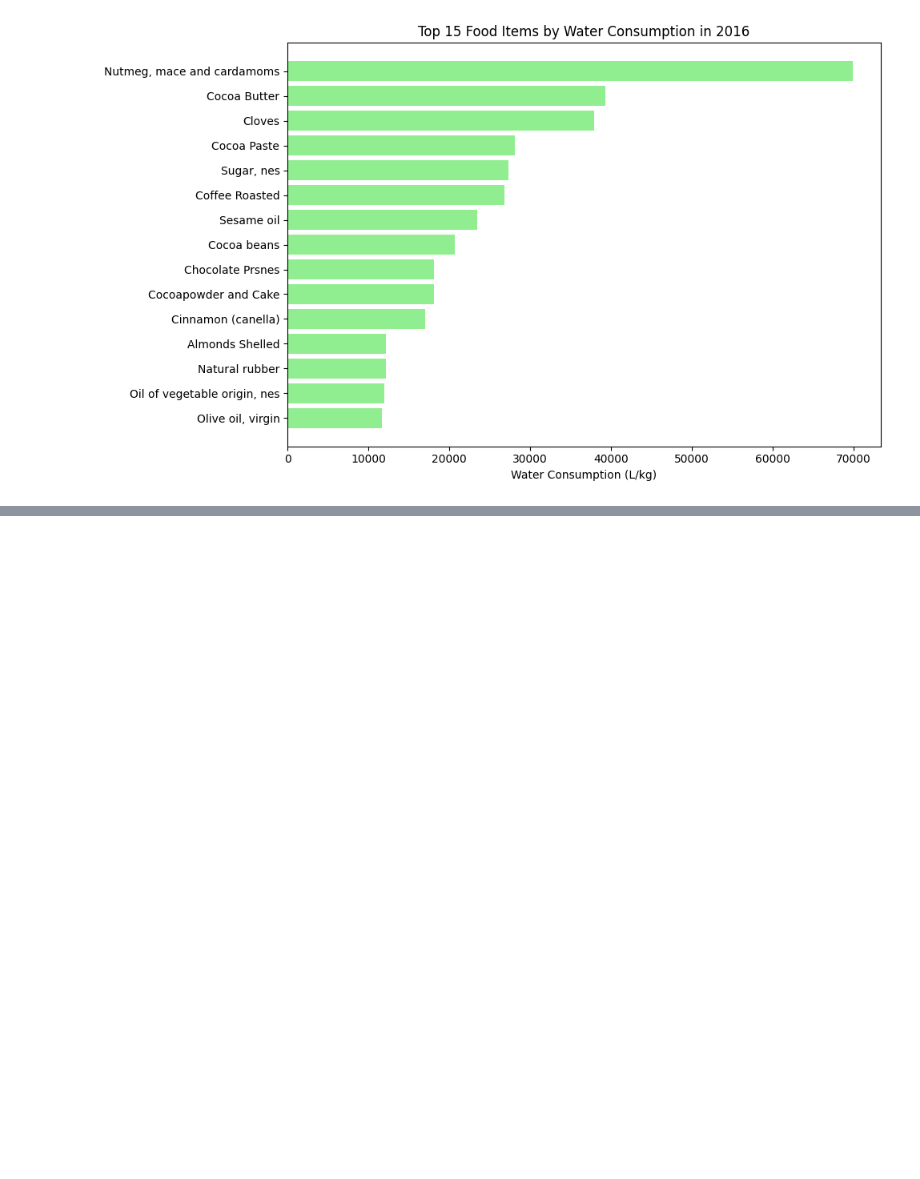
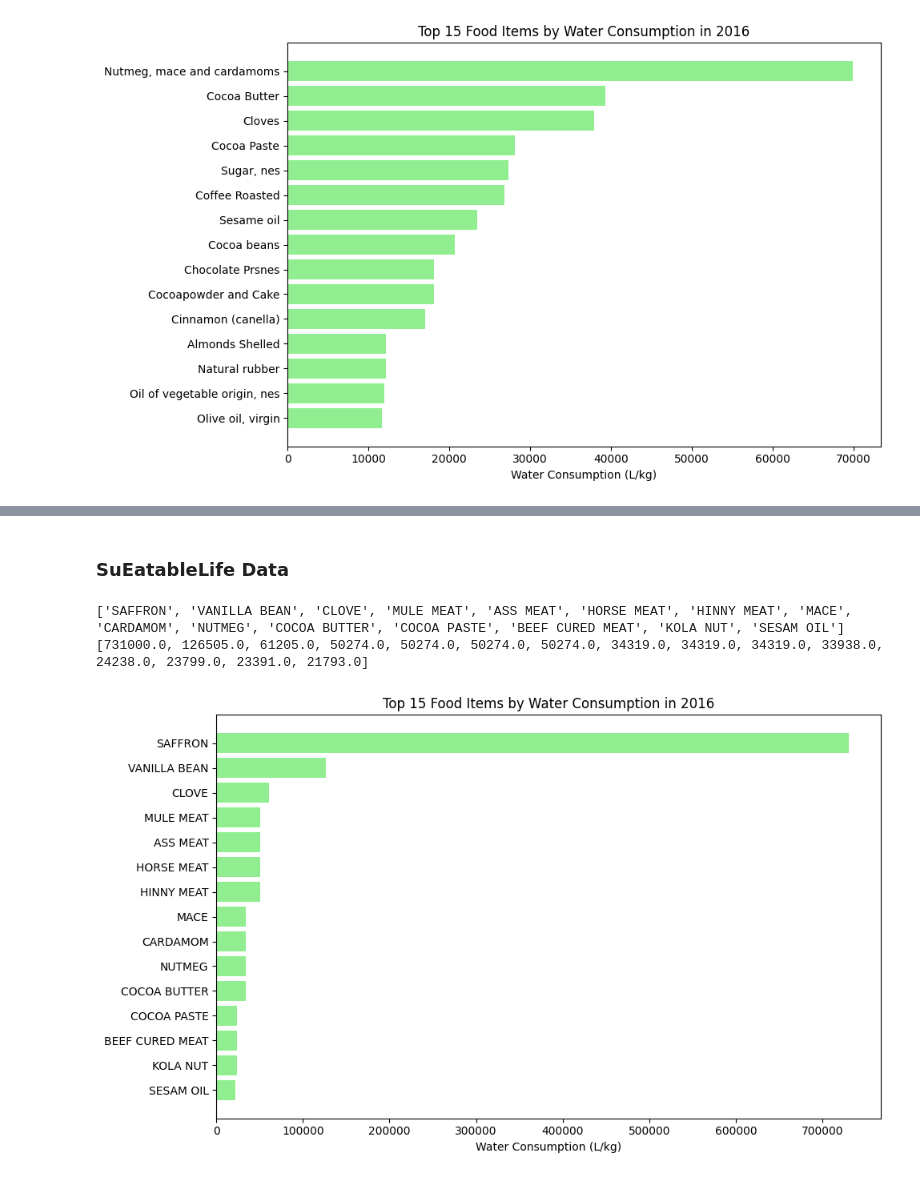
Before and after one commit to TCoaM/TrueCostOfAMeal, a Jupyter notebook: simo_notebook.ipynb, the cells around one changed output, grey strips where cells are left out. Saved outputs shown, nothing was run; the diff lists cells and outputs as text; code cells hidden in the pictures; blank space fills up the shorter version.

```diff
--- a/simo_notebook.ipynb
+++ b/simo_notebook.ipynb
@@ -513,3 +702,34 @@ for exposure in top15['Exposure hierarchy (L7)']:
 correspondence_animals_df = pd.DataFrame(results)
 
 print(correspondence_animals_df)
+# %% [markdown]
+### SuEatableLife Data
+# %%
+df = pd.read_excel("data/SuEatableLife_Food_Fooprint_database.xlsx", sheet_name="SEL WF for users")
+
+# Select the top 15 rows with the highest values in the "Water footprint (L/kg)" column
+top15_WTFP = (
+    df[["Food commodity ITEM", "Water Footprint liters water/kg o liter of food ITEM"]]
+    .sort_values("Water Footprint liters water/kg o liter of food ITEM", ascending=False)
+    .head(15)
+    .reset_index(drop=True)
+)
+
+selected_variables = top15_WTFP["Food commodity ITEM"].tolist()
+selected_values = top15_WTFP["Water Footprint liters water/kg o liter of food ITEM"].tolist()
+
+print(selected_variables)
+print(selected_values)
+
+# Create a bar plot for the top 15 food items in 2016
+plt.figure(figsize=(10, 6))
+plt.barh(selected_variables, selected_values, color='lightgreen')
+plt.xlabel('Water Consumption (L/kg)')
+plt.title('Top 15 Food Items by Water Consumption in 2016')
+plt.gca().invert_yaxis()  # Invert y-axis to have the highest value
+plt.tight_layout()
+plt.show()
+# %% [output]
+['SAFFRON', 'VANILLA BEAN', 'CLOVE', 'MULE MEAT', 'ASS MEAT', 'HORSE MEAT', 'HINNY MEAT', 'MACE', 'CARDAMOM', 'NUTMEG', 'COCOA BUTTER', 'COCOA PASTE', 'BEEF CURED MEAT', 'KOLA NUT', 'SESAM OIL']
+[731000.0, 126505.0, 61205.0, 50274.0, 50274.0, 50274.0, 50274.0, 34319.0, 34319.0, 34319.0, 33938.0, 24238.0, 23799.0, 23391.0, 21793.0]
+[figure, added]
```
Also changed, not shown: parts of 13 cells of this notebook, 1 other file.
